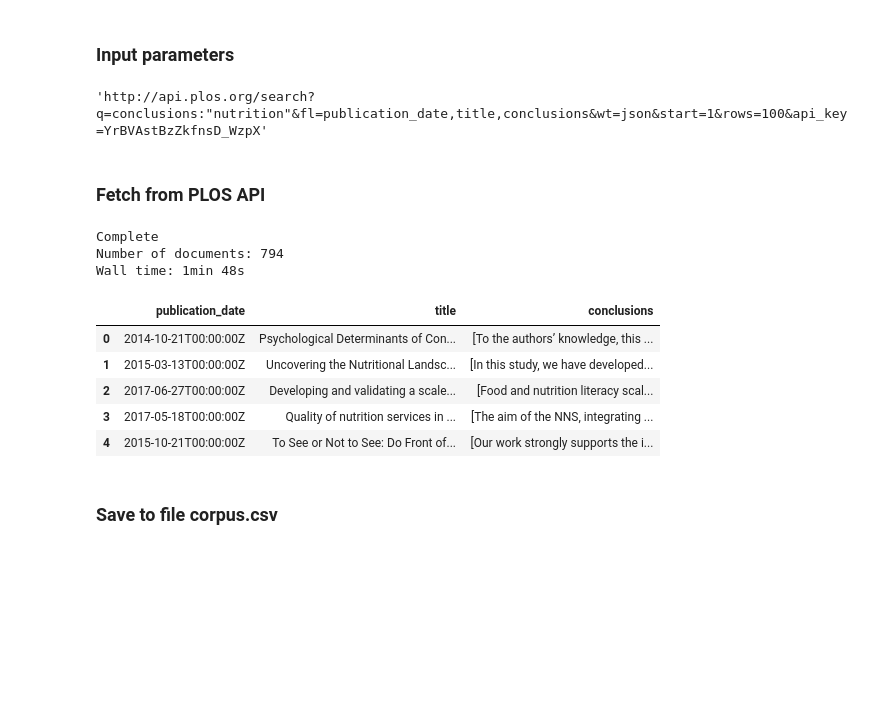
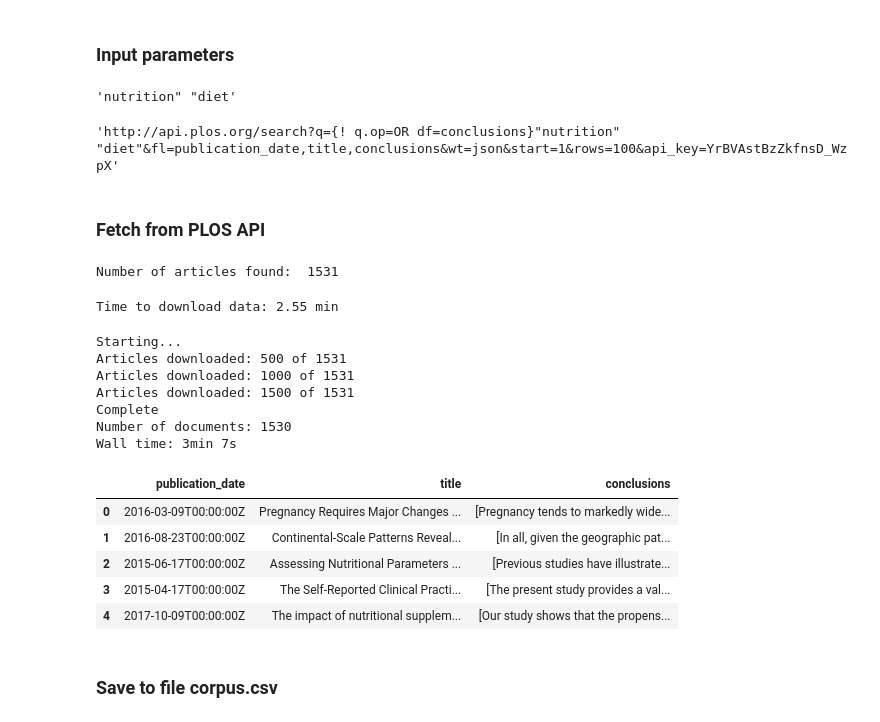
Before and after one commit to jacqpool/academic_consensus, a Jupyter notebook: notebooks/1_api_get.ipynb, the cells around one changed output. Cells and saved outputs as stored; diff of their text form; code cells hidden in the pictures; blank space fills up the shorter version.

```diff
--- a/notebooks/1_api_get.ipynb
+++ b/notebooks/1_api_get.ipynb
@@ -38,14 +38,21 @@ InteractiveShell.ast_node_interactivity = 'last'
 # %% [markdown]
 ### Input parameters
 # %%
-keyword = 'nutrition'
+# Define keywords
+keywords = ['nutrition', 'diet']
 API_KEY = 'YrBVAstBzZkfnsD_WzpX'
+# %%
+# Show keywords together for query
+keyword = '" "'.join(keywords)
+keyword
+# %% [output]
+'nutrition" "diet'
 # %%
 # Function to generate the required query string for the PLOS API
 def query_str(keyword, start_row, batch_size, API_KEY):
     '''Compiles query string for relevant keyword for use in the PLOS API,
     from the starting row and the batch size'''
-    address = 'http://api.plos.org/search?q=conclusions:"' \
+    address = 'http://api.plos.org/search?q={! q.op=OR df=conclusions}"' \
             + keyword \
             + '"&fl=publication_date,title,conclusions&wt=json&start=' \
             + str(start_row) \
@@ -58,9 +65,21 @@ def query_str(keyword, start_row, batch_size, API_KEY):
 # Example of query string
 query_str(keyword, 1, 100, API_KEY)
 # %% [output]
-'http://api.plos.org/search?q=conclusions:"nutrition"&fl=publication_date,title,conclusions&wt=json&start=1&rows=100&api_key=YrBVAstBzZkfnsD_WzpX'
+'http://api.plos.org/search?q={! q.op=OR df=conclusions}"nutrition" "diet"&fl=publication_date,title,conclusions&wt=json&start=1&rows=100&api_key=YrBVAstBzZkfnsD_WzpX'
 # %% [markdown]
 ### Fetch from PLOS API
+# %%
+# First check how many documents contain the keywords
+r = requests.get(query_str(keyword, 1, 1, API_KEY))
+check_data = r.json()
+n_articles = check_data['response']['numFound']
+print('Number of articles found: ', n_articles)
+# %% [output]
+Number of articles found:  1531
+# %%
+print('Time to download data: {:.2f} min'.format(n_articles / 100 * 10 / 60 ))
+# %% [output]
+Time to download data: 2.55 min
 # %%
 %%time
 # Request the documents from the API in batches of 100 (maximum allowed) and append
@@ -73,40 +92,49 @@ start_row = 1
 batch_size = 100
 i = 1
 corpus = pd.DataFrame()
 
 # First request to initialise while loop
 r = requests.get(query_str(keyword, start_row, batch_size, API_KEY))
 time.sleep(10)
 json_data = r.json()
 
+print('Starting...')
+
 while json_data['response']['docs']:
     corpus = corpus.append(json_data['response']['docs'])
 
     start_row = (i * batch_size) + 1
 
     r = requests.get(query_str(keyword, start_row, batch_size, API_KEY), timeout=20)
     time.sleep(10)
     json_data = r.json()
+
+    if i % 5 == 0:
+        print('Articles downloaded: {} of {}'.format(i*100, n_articles))
 
     i += 1
 
 # reset index
 corpus = corpus.reset_index(drop=True)
 
 # show when complete
 print('Complete')
 print('Number of documents: {}'.format(corpus.shape[0]))
 corpus.head()
 # %% [output]
+Starting...
+Articles downloaded: 500 of 1531
+Articles downloaded: 1000 of 1531
+Articles downloaded: 1500 of 1531
 Complete
-Number of documents: 794
-Wall time: 1min 48s
+Number of documents: 1530
+Wall time: 3min 7s
 |  | publication_date | title | conclusions |
-| 0 | 2014-10-21T00:00:00Z | Psychological Determinants of Con... | [To the authors’ knowledge, this ... |
-| 1 | 2015-03-13T00:00:00Z | Uncovering the Nutritional Landsc... | [In this study, we have developed... |
-| 2 | 2017-06-27T00:00:00Z | Developing and validating a scale... | [Food and nutrition literacy scal... |
-| 3 | 2017-05-18T00:00:00Z | Quality of nutrition services in ... | [The aim of the NNS, integrating ... |
-| 4 | 2015-10-21T00:00:00Z | To See or Not to See: Do Front of... | [Our work strongly supports the i... |
+| 0 | 2016-03-09T00:00:00Z | Pregnancy Requires Major Changes ... | [Pregnancy tends to markedly wide... |
+| 1 | 2016-08-23T00:00:00Z | Continental-Scale Patterns Reveal... | [In all, given the geographic pat... |
+| 2 | 2015-06-17T00:00:00Z | Assessing Nutritional Parameters ... | [Previous studies have illustrate... |
+| 3 | 2015-04-17T00:00:00Z | The Self-Reported Clinical Practi... | [The present study provides a val... |
+| 4 | 2017-10-09T00:00:00Z | The impact of nutritional supplem... | [Our study shows that the propens... |
 # %% [markdown]
 ### Save to file corpus.csv
 # %%
```
Also changed, not shown: 3 other files.
